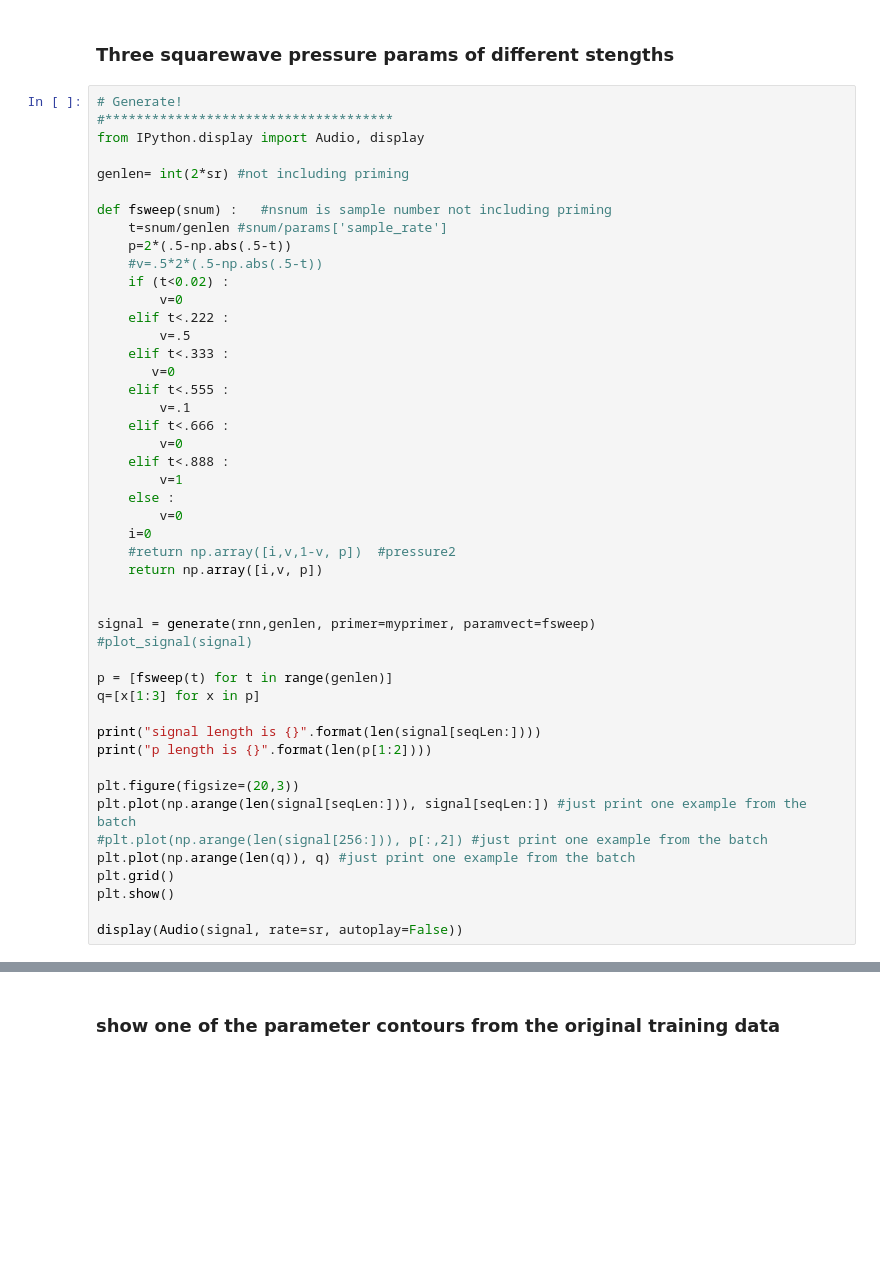
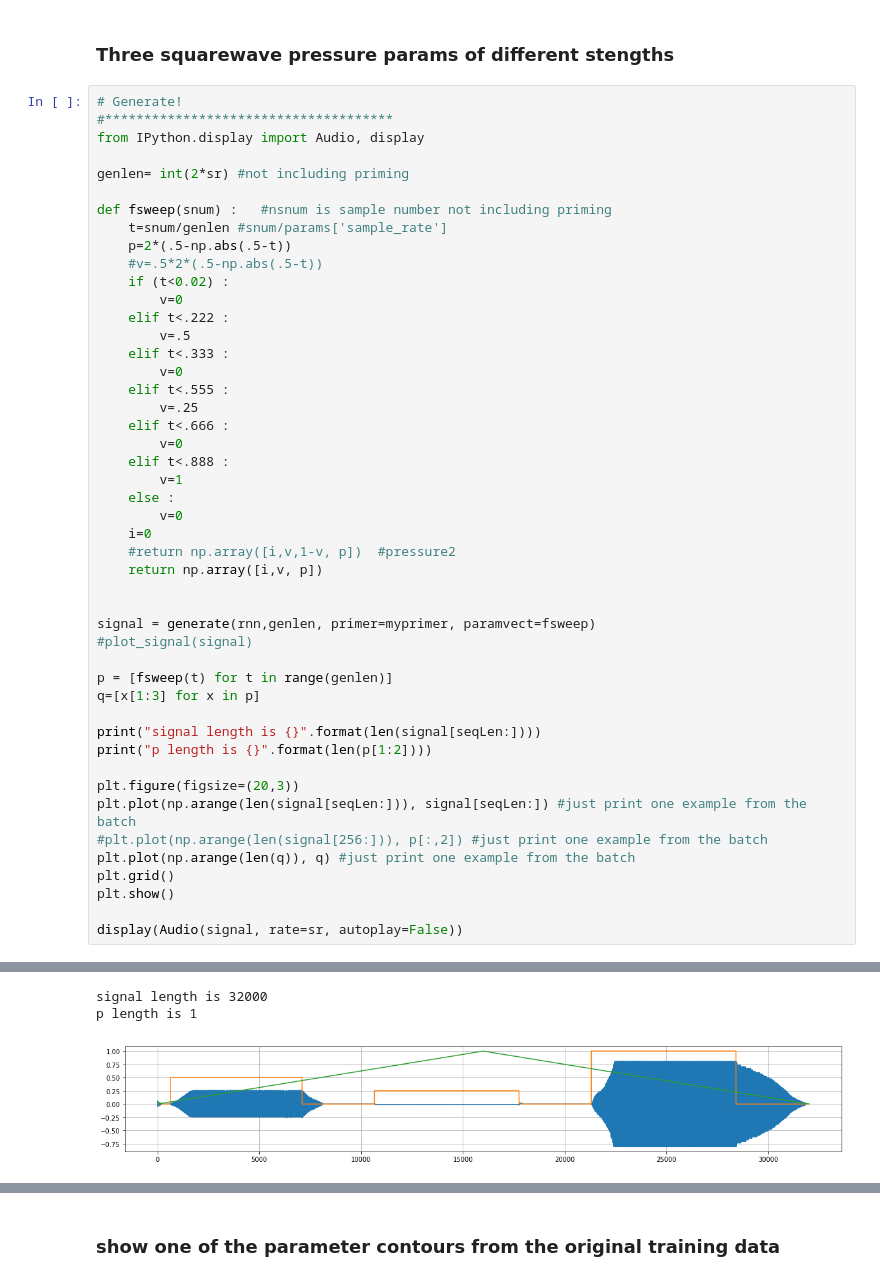
Before and after one commit to lonce/ExplorePRNN, a Jupyter notebook: explore_Transients.ipynb, the cells around one changed output, grey strips where cells are left out. Cells and saved outputs as stored; diff of their text form; blank space fills up the shorter version.

```diff
--- a/explore_Transients.ipynb
+++ b/explore_Transients.ipynb
@@ -98,9 +126,9 @@ def fsweep(snum) :   #nsnum is sample number not including priming
     elif t<.222 :
         v=.5
     elif t<.333 :
-       v=0
+        v=0
     elif t<.555 :
-        v=.1
+        v=.25
     elif t<.666 :
         v=0
     elif t<.888 :
@@ -129,3 +157,4 @@ plt.grid()
 plt.show()
 
 display(Audio(signal, rate=sr, autoplay=False))
+# %% [output]
@@ -131,0 +178,3 @@ display(Audio(signal, rate=sr, autoplay=False))
+signal length is 32000
+p length is 1
+[figure, added]
```
Also changed, not shown: parts of 11 cells of this notebook, 10 other files.
